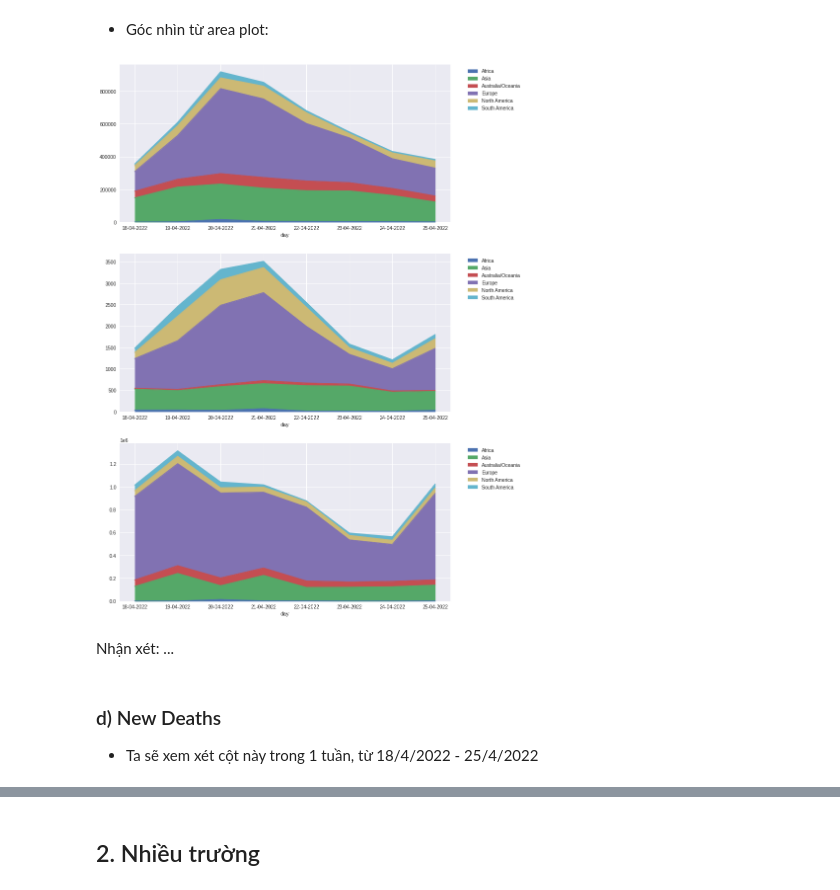
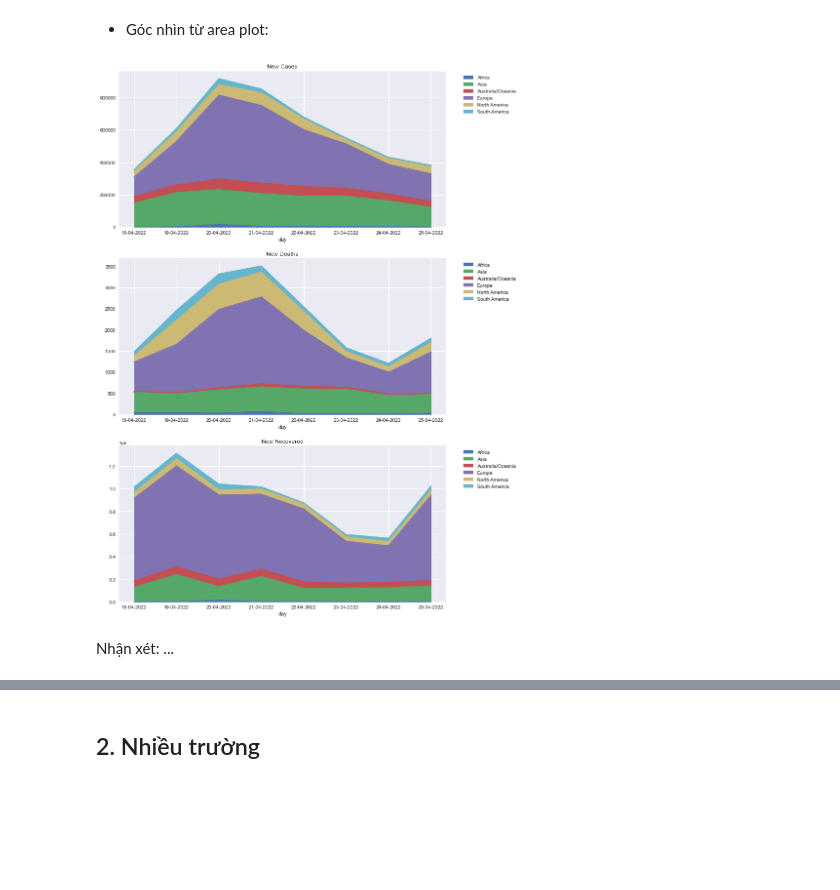
Before and after one commit to LeKiet258/DATA_VIZ_LAB01, a Jupyter notebook: Relationship.ipynb, the cells around one changed output, grey strips where cells are left out. Drawn from its saved outputs; the diff is of its cells as text; code cells hidden in the pictures; blank space fills up the shorter version.

```diff
--- a/Relationship.ipynb
+++ b/Relationship.ipynb
@@ -15,5 +9,5 @@ Drive already mounted at /content/drive; to attempt to forcibly remount, call dr
 # %%
-data_df = pd.read_csv(f'{cwd}/Worldometer-data-preprocessed/table_18-04-2022_preprocessed.csv')
+data_df = pd.read_csv(f'Worldometer-data-preprocessed/table_18-04-2022_preprocessed.csv')
 data_df.head()
 # %% [output]
 |  | Country | Total Cases | New Cases | Total Deaths | New Deaths | Total Recovered | New Recovered | ... |
@@ -23,7 +17,7 @@ data_df.head()
 | 3 | Brazil | 30261088.0 | 8470.0 | 662076.0 | 65.0 | 29262483.0 | 35432.0 | ... |
 | 4 | France | 27790834.0 | 19810.0 | 144205.0 | 48.0 | 25132351.0 | 217445.0 | ... |
 # %%
-week_df = pd.read_csv(f'{cwd}/Worldometer-data-preprocessed/data_1_week.csv')
+week_df = pd.read_csv(f'Worldometer-data-preprocessed/data_1_week.csv')
 week_df.head()
 # %% [output]
 |  | Country | Total Cases | New Cases | Total Deaths | New Deaths | Total Recovered | New Recovered | ... |
@@ -76,5 +70,7 @@ for i, continent in enumerate(df['continent'].unique(), 3):
   # rút gọn xtick từ dd-mm-yyy về dd-mm
   xticks = ax.get_xticks() # [-1, 0, 1,...]
   trunc_labels = [d[0:5] for d in continent_df.index]
-  plt.xticks(xticks[1:], trunc_labels);
+  # thay đổi xticks labels
+  ax.set_xticks(xticks[1:-1])
+  ax.set_xticklabels(trunc_labels)
 # %% [output]
@@ -90,7 +86,7 @@ df = data_df.groupby('continent')[['New Cases', 'New Deaths', 'New Recovered']].
 df['day'] = 18
 
 # data 25-04
-df_25 = pd.read_csv(f'{cwd}/Worldometer-data-preprocessed/table_25-04-2022_preprocessed.csv')
+df_25 = pd.read_csv(f'Worldometer-data-preprocessed/table_25-04-2022_preprocessed.csv')
 df_25 = df_25.groupby('continent')[['New Cases', 'New Deaths', 'New Recovered']].sum().reset_index()
 df_25['day'] = 25
 
@@ -152,18 +148,15 @@ Nhận xét:
 # %%
 ## AREA PLOT: 3 subplot (mỗi cái đại diện cho 1 cột new/subplot, mỗi subplot chứa 7 đường tương ứng 7 châu) ##
 plt.style.use('seaborn')
 df = week_df.groupby(['continent', 'day'])[['New Cases', 'New Deaths', 'New Recovered']].agg(sum)
 
 for i, col in enumerate(['New Cases', 'New Deaths', 'New Recovered'], 1):
   ax = plt.subplot(3,1,i)
   df_col = df[[col]].reset_index(0)
   df_col = df_col.pivot_table(values=col, index=df_col.index, columns='continent')
-  df_col.plot.area(stacked=True, ax=ax, figsize=(12,20));
+  df_col.plot.area(stacked=True, ax=ax, figsize=(12,20), title=col);
   plt.legend(bbox_to_anchor=(1.04,1), loc="upper left")
 # %% [output]
-[figure, old version]
+[figure, new version]
 # %% [markdown]
 Nhận xét: ...
-# %% [markdown]
-### d) New Deaths
-- Ta sẽ xem xét cột này trong 1 tuần, từ 18/4/2022 - 25/4/2022
```
Also changed, not shown: parts of 33 cells of this notebook, 4 other files.
